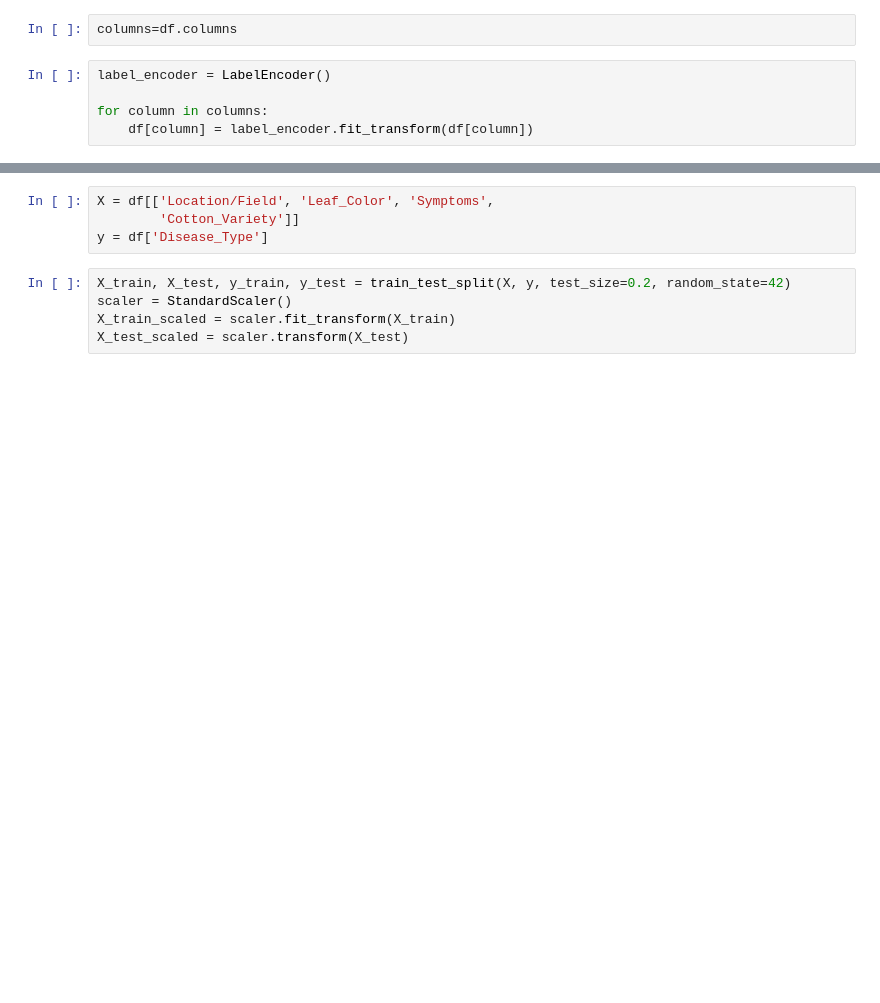
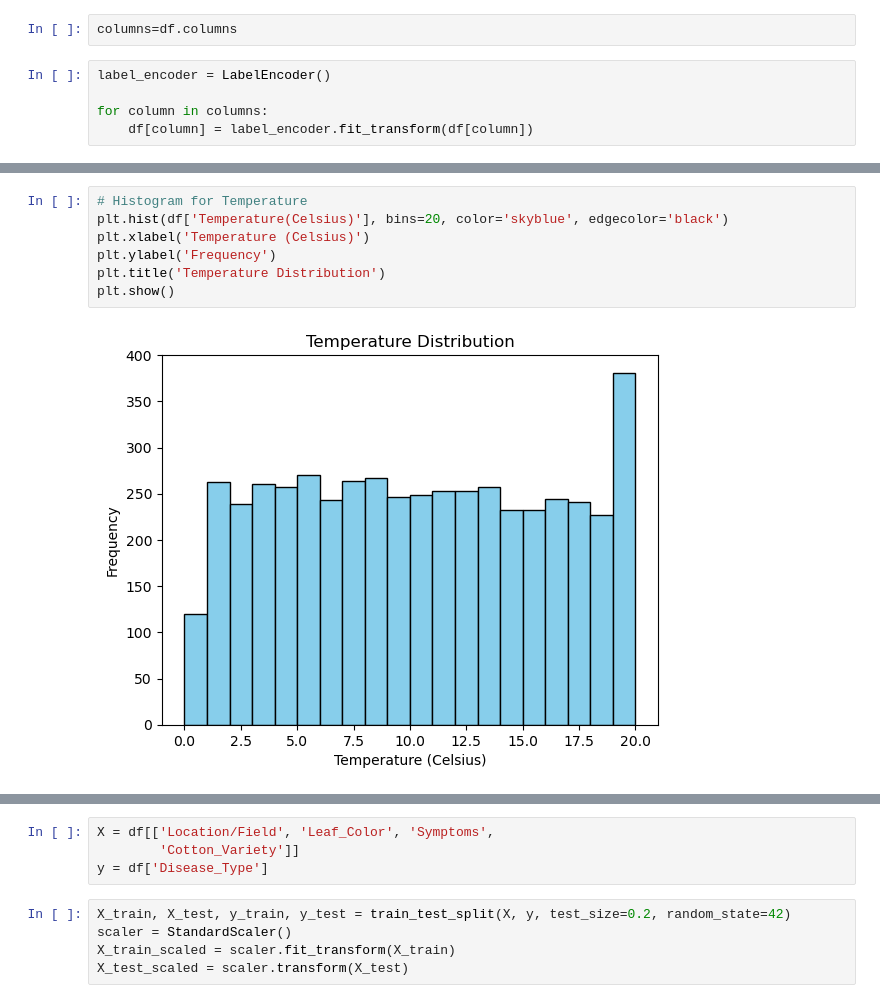
Before and after one commit to Babyshree/DISEASE-CLASSIFICATION-IN-COTTON-PLANTS-USING-MACHINE-LEARNING, a Jupyter notebook: Cotton_Plant_Disease_Type.ipynb, the cells around one changed output, grey strips where cells are left out. Drawn from its saved outputs; the diff is of its cells as text; blank space fills up the shorter version.

```diff
--- a/Cotton_Plant_Disease_Type.ipynb
+++ b/Cotton_Plant_Disease_Type.ipynb
@@ -174,0 +160,9 @@ dtype: object
+# %%
+# Histogram for Temperature
+plt.hist(df['Temperature(Celsius)'], bins=20, color='skyblue', edgecolor='black')
+plt.xlabel('Temperature (Celsius)')
+plt.ylabel('Frequency')
+plt.title('Temperature Distribution')
+plt.show()
+# %% [output]
+[figure, added]
```
Also changed, not shown: parts of 17 cells of this notebook, 2 other files.
